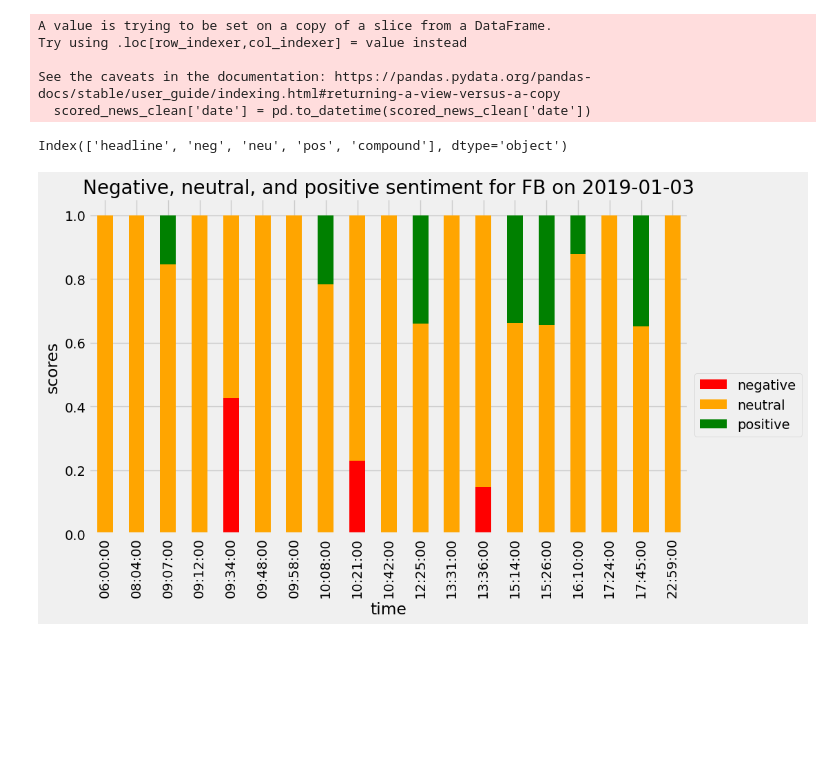
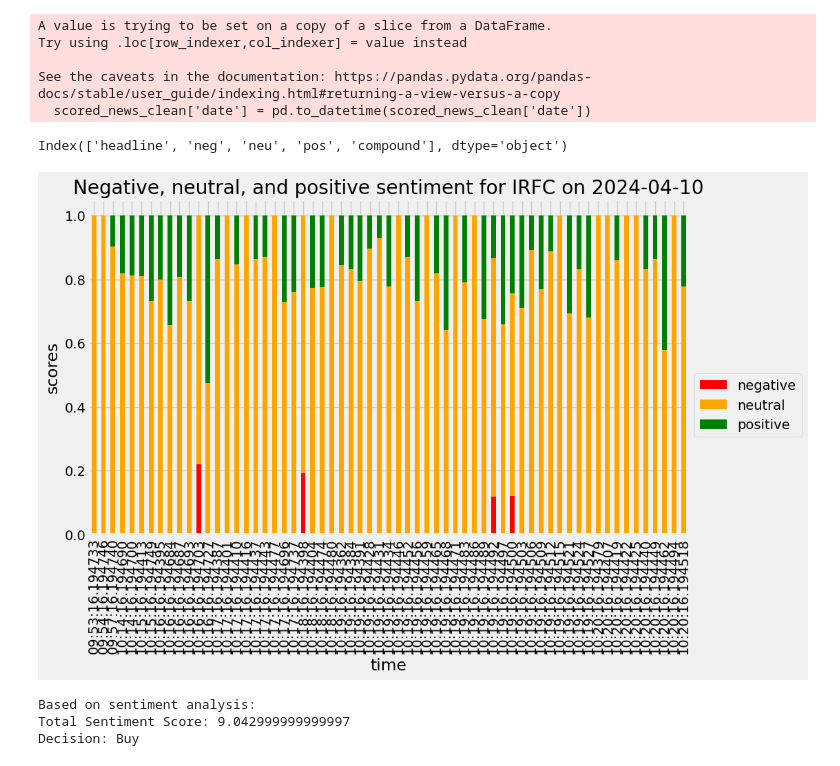
Before and after one commit to yash1302/StockSentimentAnalysis, a Jupyter notebook: notebook.ipynb, the cells around one changed output. Cells and saved outputs as stored; diff of their text form; code cells hidden in the pictures; blank space fills up the shorter version.

Commit message:
feat:added newScrapper to sentiment analysis

```diff
--- a/notebook.ipynb
+++ b/notebook.ipynb
@@ -232,18 +148,17 @@ scored_news_clean['date'] = pd.to_datetime(scored_news_clean['date'])
 single_day = scored_news_clean.set_index(['ticker', 'date'])
 
 # Cross-section the 'fb' row
-single_day = single_day.xs('fb', level='ticker', drop_level=False)
+single_day = single_day.xs('IRFC', level='ticker', drop_level=False)
 
 # Check if the index ('fb', '2019-01-03') exists
-if ('fb', '2019-01-03') in single_day.index:
+if ('IRFC', '2024-04-10') in single_day.index:
     # Select the data for 'fb' on '2019-01-03'
-    single_day = single_day.loc[('fb', '2019-01-03')]
+    single_day = single_day.loc[('IRFC', '2024-04-10')]
 else:
-    print("Data for '2019-01-03' for 'fb' does not exist.")
+    print("Data for '2024-04-10' for 'IRFC' does not exist.")
 
 # Convert the datetime string to datetime objects
-single_day['time'] = pd.to_datetime(single_day['time'], format='%I:%M%p').dt.time
-
+single_day['time'] = pd.to_datetime(single_day['time'], format='%H:%M:%S.%f').dt.time
 
 # Set the index to time
 single_day = single_day.set_index('time')
@@ -257,24 +172,50 @@ Try using .loc[row_indexer,col_indexer] = value instead
 See the caveats in the documentation: https://pandas.pydata.org/pandas-docs/stable/user_guide/indexing.html#returning-a-view-versus-a-copy
   scored_news_clean['date'] = pd.to_datetime(scored_news_clean['date'])
 # %%
-TITLE = "Negative, neutral, and positive sentiment for FB on 2019-01-03"
-COLORS = ["red","orange", "green"]
+import matplotlib.pyplot as plt
 
 # Check the column names of the DataFrame
 print(single_day.columns)
 
 # Drop the columns if they exist
 if 'compound' in single_day.columns and 'headline' in single_day.columns:
     plot_day = single_day.drop(['compound', 'headline'], axis=1)
 else:
     print("Columns 'compound' and 'headline' not found.")
+    # Initialize an empty DataFrame
+    plot_day = pd.DataFrame()
 
-# Change the column names to 'negative', 'positive', and 'neutral'
-plot_day.columns = ['negative', 'neutral', 'positive']
+# Check the number of columns in plot_day
+if len(plot_day.columns) == 3:
+    # Change the column names to 'negative', 'positive', and 'neutral'
+    plot_day.columns = ['negative', 'neutral', 'positive']
+    # Plot the DataFrame
+    TITLE = "Negative, neutral, and positive sentiment for IRFC on 2024-04-10"
+    COLORS = ["red", "orange", "green"]
+    plot_day.plot.bar(stacked=True, figsize=(10, 6), title=TITLE, color=COLORS).legend(bbox_to_anchor=(1.2, 0.5))
+    plt.ylabel('scores')
+    plt.show()
+else:
+    print("Unexpected number of columns in plot_day DataFrame. Unable to plot.")
 
-plot_day.plot.bar(stacked=True, figsize=(10, 6), title=TITLE, color=COLORS).legend(bbox_to_anchor=(1.2, 0.5))
-plt.ylabel('scores')
-plt.show()
+
+total_sentiment_score = plot_day['positive'].sum() - plot_day['negative'].sum()
+
+# Define decision rule
+if total_sentiment_score > 0:
+    decision = "Buy"
+elif total_sentiment_score < 0:
+    decision = "Avoid"
+else:
+    decision = "Hold"
+
+# Print decision
+print("Based on sentiment analysis:")
+print("Total Sentiment Score:", total_sentiment_score)
+print("Decision:", decision)
 # %% [output]
 Index(['headline', 'neg', 'neu', 'pos', 'compound'], dtype='object')
-[figure, old version]
+[figure, new version]
+Based on sentiment analysis:
+Total Sentiment Score: 9.042999999999997
+Decision: Buy
```
Also changed, not shown: parts of 8 cells of this notebook, 3 other files.
